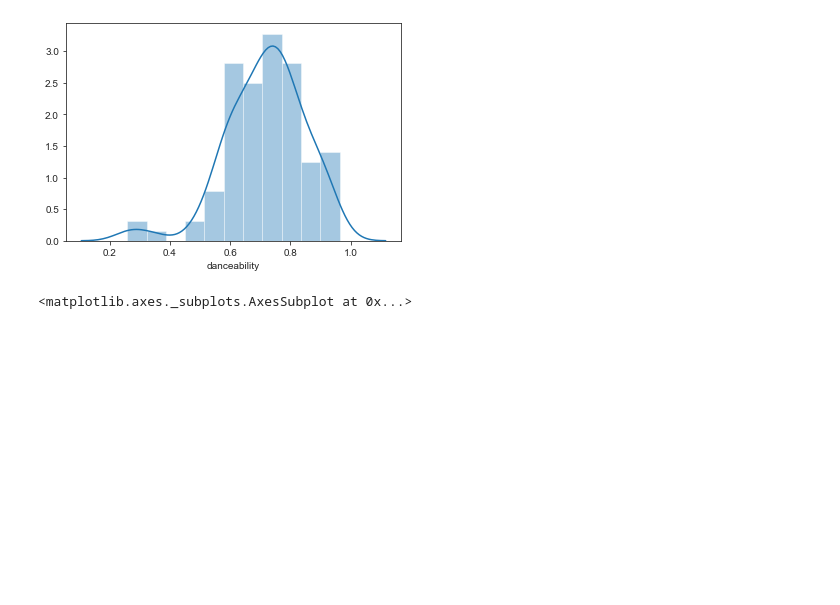
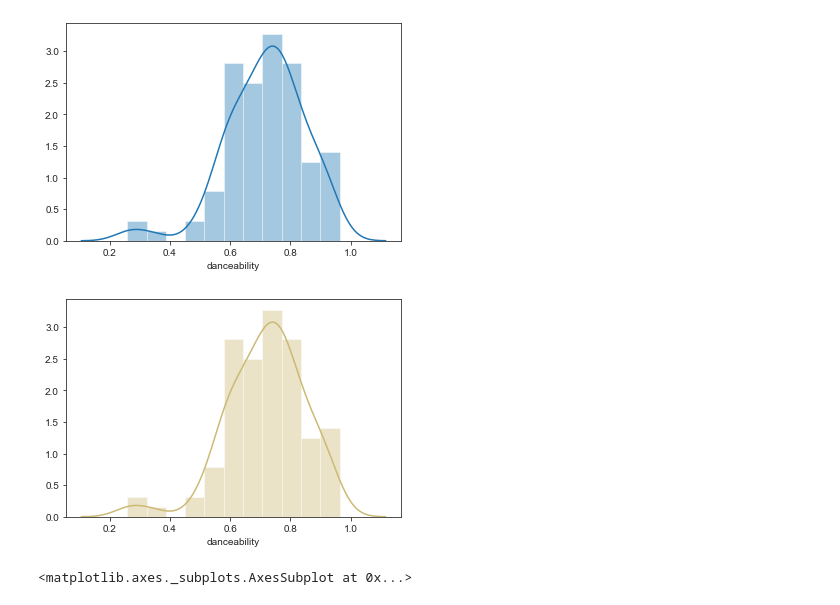
Before and after one commit to at3432/DataStudioProjects, a Jupyter notebook: Spotify/Spotify2018.ipynb, the cells around one changed output. Drawn from its saved outputs; the diff is of its cells as text; code cells hidden in the pictures; blank space fills up the shorter version.

```diff
--- a/Spotify/Spotify2018.ipynb
+++ b/Spotify/Spotify2018.ipynb
@@ -109,6 +109,11 @@ sns.distplot(df['danceability'],hist=True,kde=True)
 # %% [output]
 <matplotlib.axes._subplots.AxesSubplot at 0x...>
 [figure]
+# %%
+sns.set_color_codes()
+ax = sns.distplot(df['danceability'], color="y")
+# %% [output]
+[figure, added]
 # %%
 sns.distplot(df['energy'])
 # %% [output]
```
